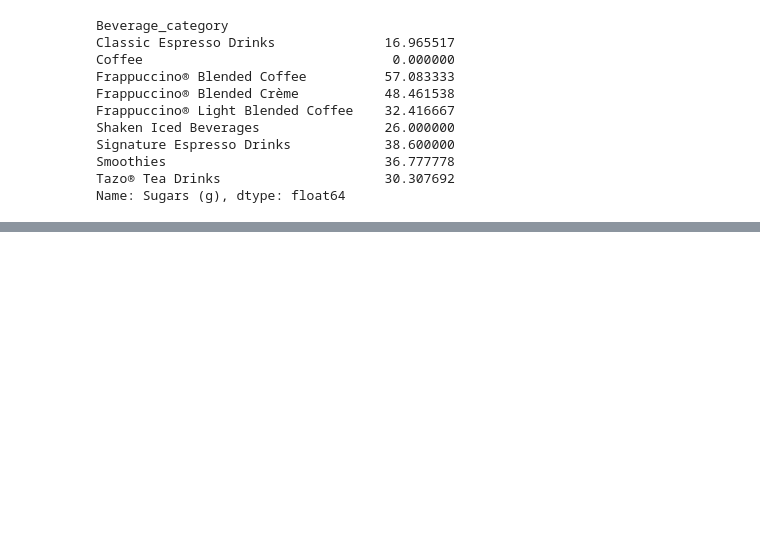
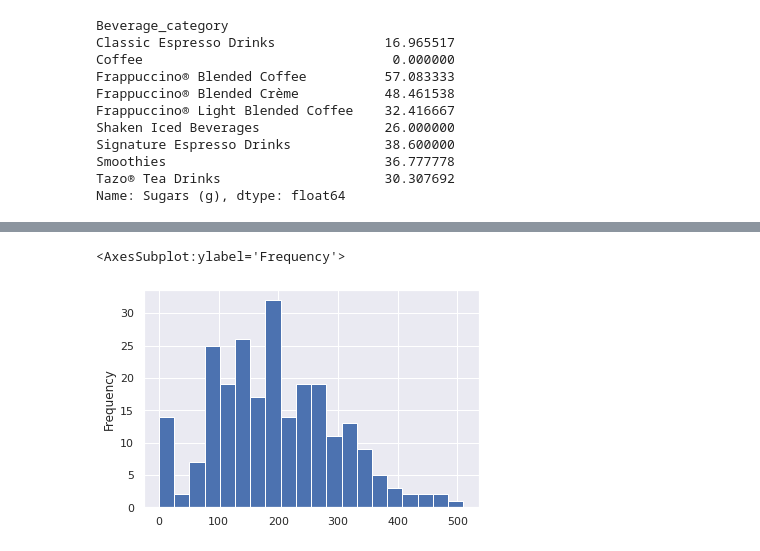
Before and after one commit to nathmart1n/nathmart_tutorials, a Jupyter notebook: tutorial2/Numpy and Pandas.ipynb, the cells around one changed output, grey strips where cells are left out. Saved outputs shown, nothing was run; the diff lists cells and outputs as text; code cells hidden in the pictures; blank space fills up the shorter version.

```diff
--- a/tutorial2/Numpy and Pandas.ipynb
+++ b/tutorial2/Numpy and Pandas.ipynb
@@ -562,4 +743,8 @@ df.iloc[[index]]
 # %%
 # plot the distribution of the number of calories in drinks using matplotlib
+df["Calories"].plot.hist(bins=20)
+# %% [output]
+<AxesSubplot:ylabel='Frequency'>
+[figure, added]
 # %%
 # plot the same distribution using seaborn. what about a density plot instead?
```
Also changed, not shown: parts of 40 cells of this notebook, 1 other file.
